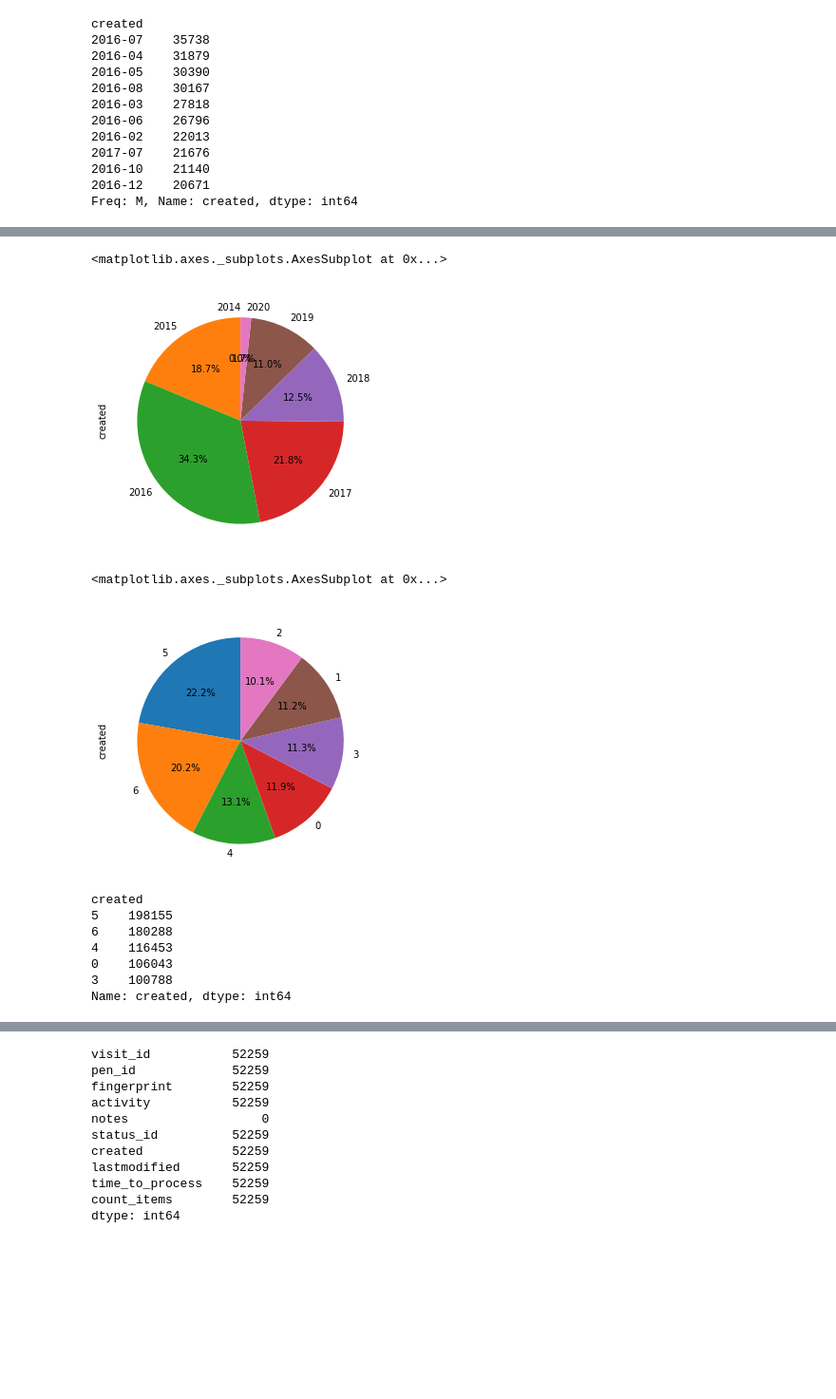
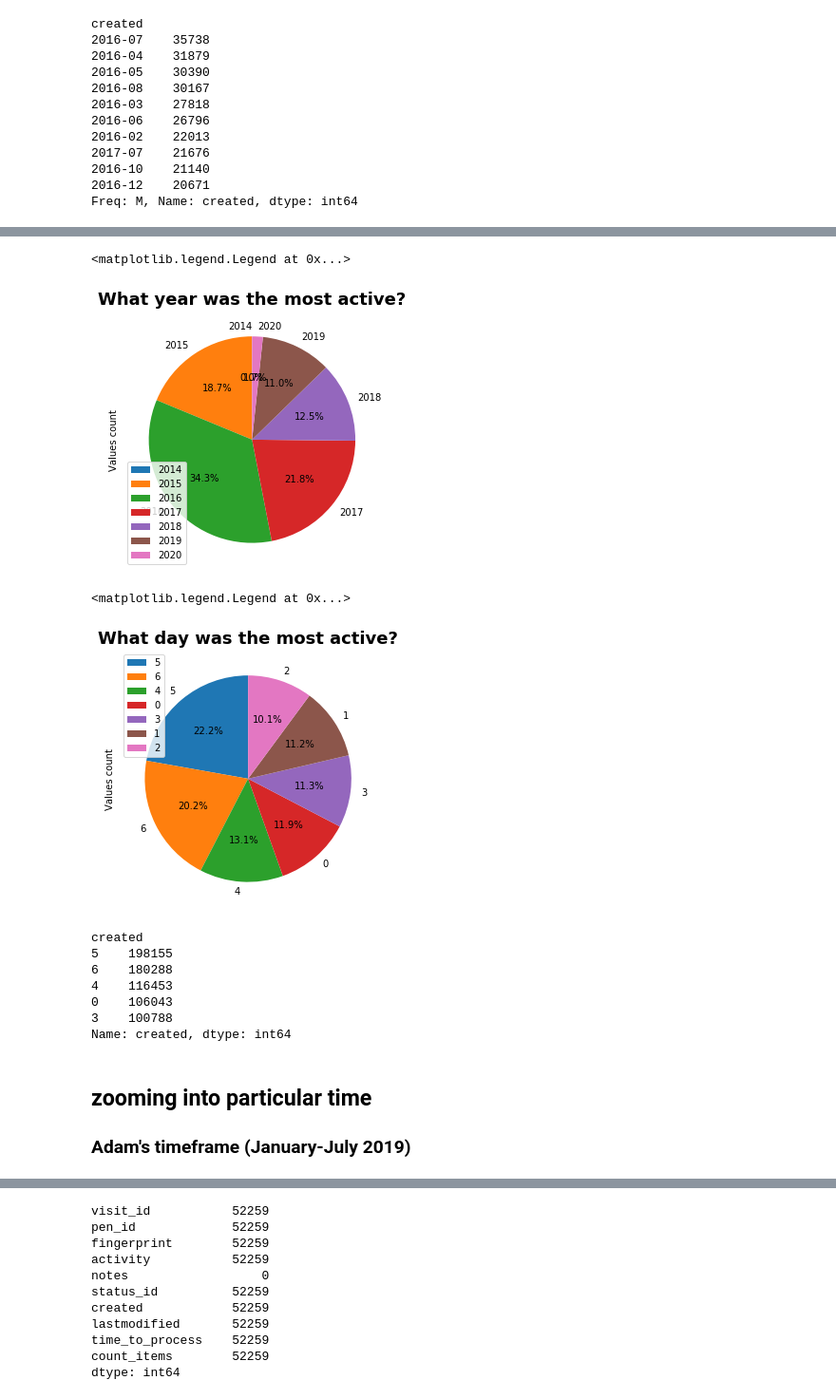
Before and after one commit to ShirinStar/Pen_Data_Dictionary, a Jupyter notebook: data/Pens Activity overview.ipynb, the cells around one changed output, grey strips where cells are left out. Shown: that part at 95% size. Saved outputs shown, nothing was run; the diff lists cells and outputs as text; code cells hidden in the pictures; blank space fills up the shorter version.

Commit message:
activity findings

```diff
--- a/data/Pens Activity overview.ipynb
+++ b/data/Pens Activity overview.ipynb
@@ -116,15 +122,27 @@ activity_by_month.plot()
 # %%
 activity_by_year = pensActivity['created'].groupby(pensActivity.created.dt.to_period("Y")).agg('count')
+
+plt.figure(figsize=(8,5))
 activity_by_year.plot.pie(y='created', figsize=(5, 5),autopct='%1.1f%%', startangle=90)
+plt.title('What year was the most active?', fontdict={'fontweight': 'bold', 'fontsize':18})
+plt.ylabel('Values count')
+plt.legend()
+# plt.savefig('yearly_activity.png', dpi=300)
 # %% [output]
-<matplotlib.axes._subplots.AxesSubplot at 0x...>
+<matplotlib.legend.Legend at 0x...>
-[figure, old version]
+[figure, new version]
 # %%
 popular_days = pensActivity['created'].groupby(pensActivity.created.dt.weekday).agg('count').sort_values(ascending=False)
+
+plt.figure(figsize=(8,5))
 popular_days.plot.pie(y='created', figsize=(5, 5),autopct='%1.1f%%', startangle=90)
+plt.title('What day was the most active?', fontdict={'fontweight': 'bold', 'fontsize':18})
+plt.ylabel('Values count')
+plt.legend()
+# plt.savefig('daily_activity.png', dpi=300)
 # %% [output]
-<matplotlib.axes._subplots.AxesSubplot at 0x...>
+<matplotlib.legend.Legend at 0x...>
-[figure, old version]
+[figure, new version]
 # %%
 popular_days.nlargest()
 # %% [output]
@@ -135,6 +153,9 @@ created
 0    106043
 3    100788
 Name: created, dtype: int64
+# %% [markdown]
+## zooming into particular time
+### Adam's timeframe (January-July 2019)
 # %%
 #zooming to Adam timeframe
 start_date = '01-01-2019'
```
Also changed, not shown: parts of 43 cells of this notebook, 5 other files.
